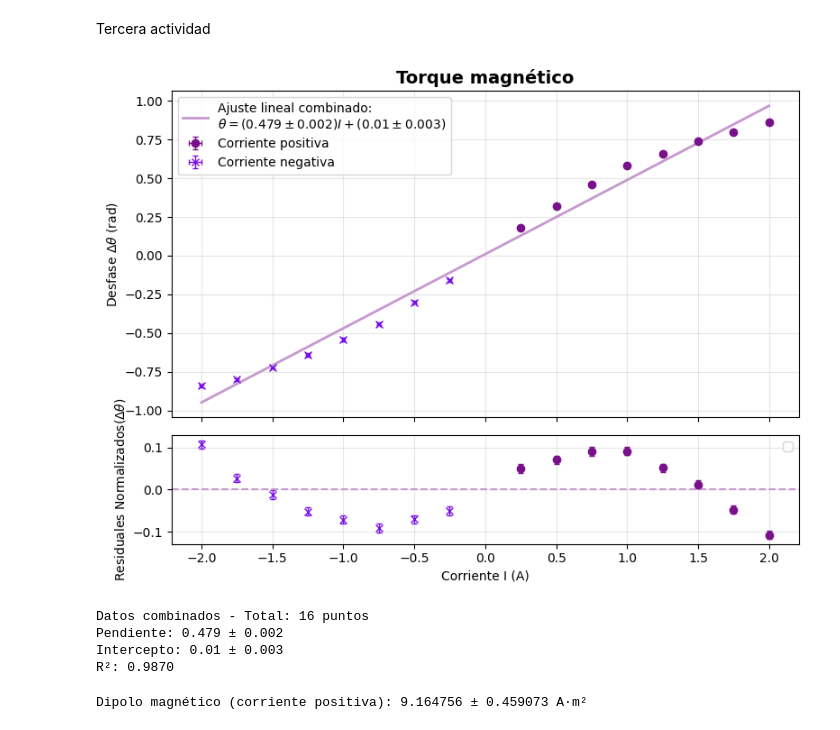
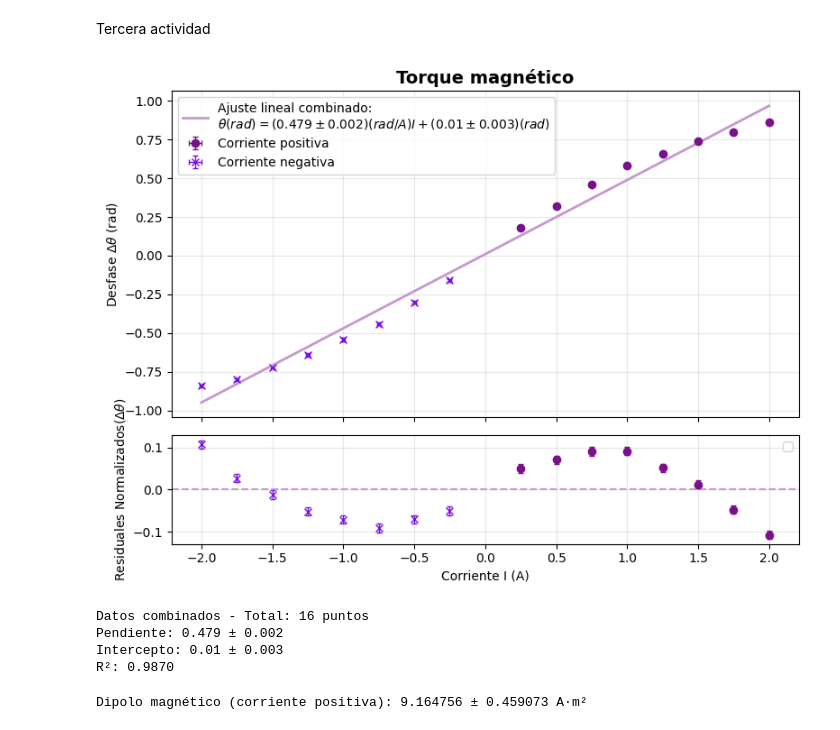
Before and after one commit to JessiDaniL/intermedio_cata_dani, a Jupyter notebook: actividad_4.ipynb, the cells around one changed output. Saved outputs shown, nothing was run; the diff lists cells and outputs as text; code cells hidden in the pictures.

```diff
--- a/actividad_4.ipynb
+++ b/actividad_4.ipynb
@@ -446,35 +446,35 @@ ax1.errorbar(I2, a2, xerr=in_I, yerr=in_a, fmt="x", color="#790DE5",
              ecolor="#790DE5", elinewidth=1, capsize=2, label="Corriente negativa")
 
 # Línea de ajuste
 ax1.plot(x_fit, y_fit, color="#C699CE", linewidth=2,
          label=(fr"Ajuste lineal combinado:" "\n"
-                fr"$\theta =({m_val6}\pm{m_err6})I +({b_val6}\pm{b_err6})$"))
+                fr"$\theta (rad)=({m_val6}\pm{m_err6}) (rad/A) I +({b_val6}\pm{b_err6}) (rad)$"))
 
 ax1.legend()
 ax1.set_ylabel(r"Desfase $\Delta \theta$ (rad)")
 ax1.set_title("Torque magnético", fontsize=14, fontweight='bold')
 ax1.grid(True, alpha=0.3)
 
 # Gráfico de residuales
 ax2.errorbar(I1, resid[:len(I1)], yerr=in_a, fmt="o", color="#79108C",
              ecolor="#79108C", elinewidth=1, capsize=2)
 ax2.errorbar(I2, resid[len(I1):], yerr=in_a, fmt="x", color="#790DE5",
              ecolor="#790DE5", elinewidth=1, capsize=2)
 ax2.axhline(0, color="#C699CE", linestyle="--")
 ax2.set_xlabel(r"Corriente I (A)")
 ax2.set_ylabel(r"Residuales Normalizados($ \Delta \theta$)")
 ax2.legend()
 ax2.grid(True, alpha=0.3)
 
 plt.tight_layout()
 plt.show()
 
 print(f"Datos combinados - Total: {len(I_combined)} puntos")
 print(f"Pendiente: {m_val6} ± {m_err6}")
 print(f"Intercepto: {b_val6} ± {b_err6}")
 print(f"R²: {r2_6:.4f}")
 # %% [output]
-[figure, old version]
+[figure, new version]
 Datos combinados - Total: 16 puntos
 Pendiente: 0.479 ± 0.002
 Intercepto: 0.01 ± 0.003
```
Also changed, not shown: parts of 2 cells of this notebook, 4 other files.
